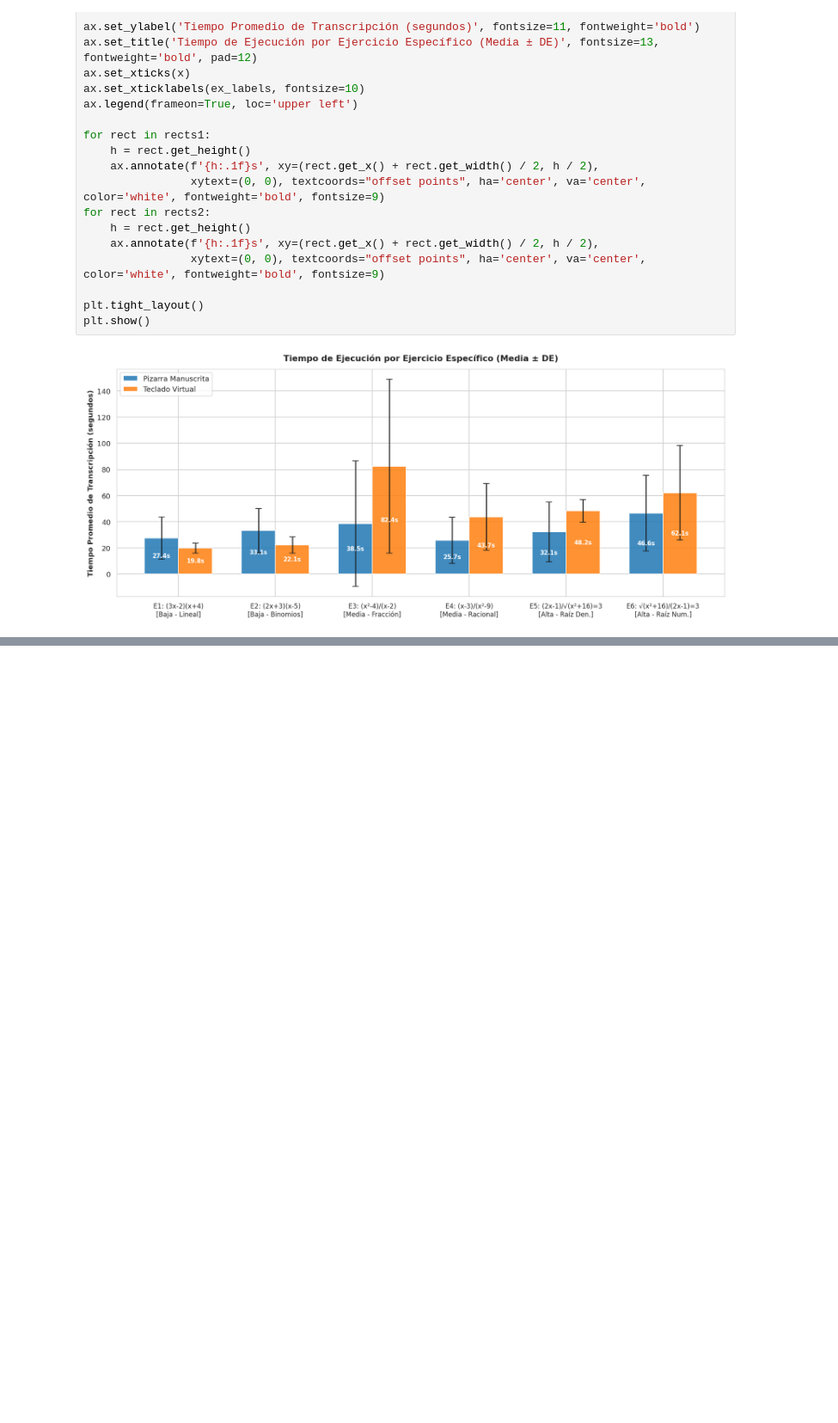
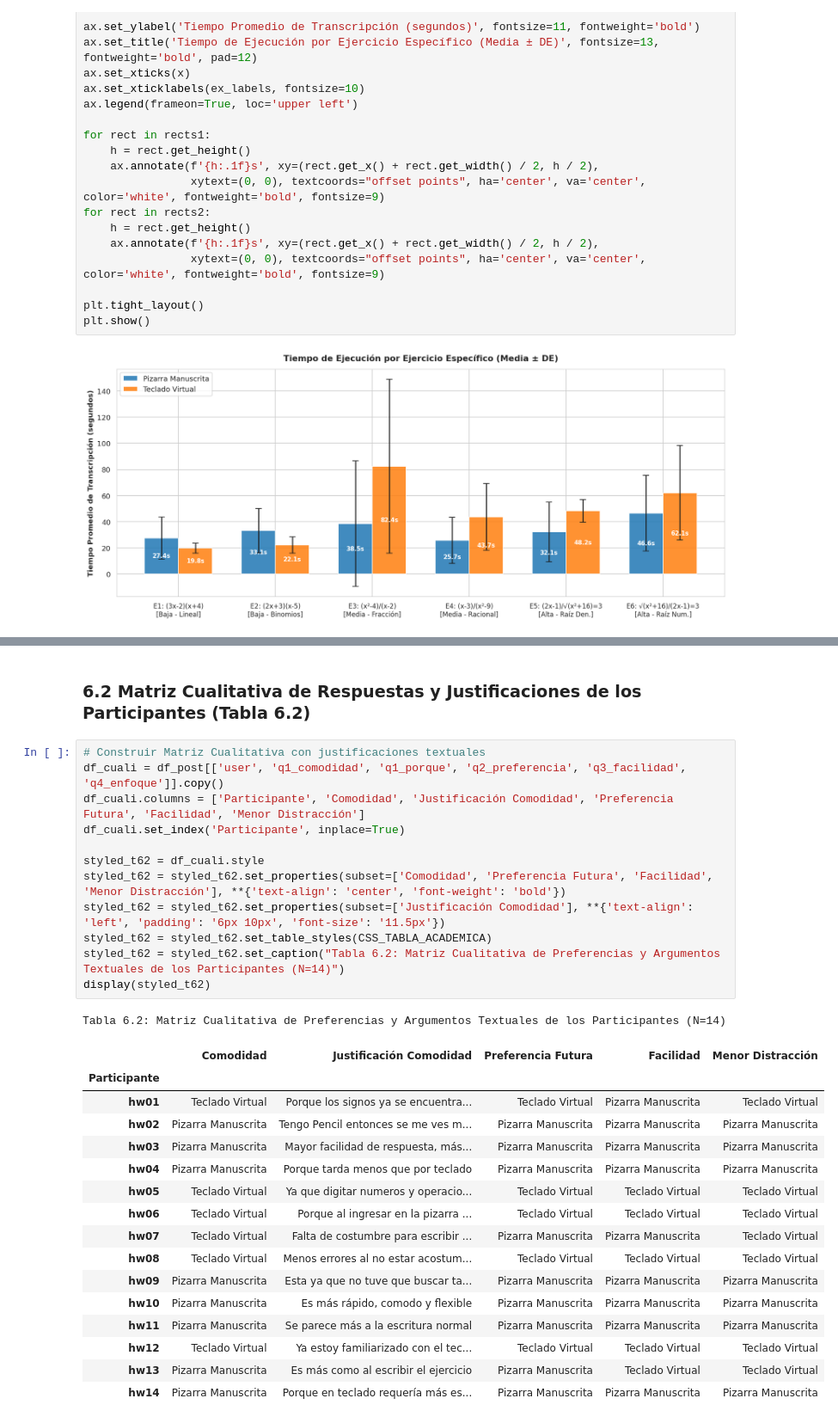
Before and after one commit to NyRoo12/analisis_datos_estudiantes, a Jupyter notebook: analisis_resultados_estudio.ipynb, the cells around one changed output, grey strips where cells are left out. Shown at 86% size. Drawn from its saved outputs; the diff is of its cells as text; blank space fills up the shorter version.

```diff
--- a/analisis_resultados_estudio.ipynb
+++ b/analisis_resultados_estudio.ipynb
@@ -1191,0 +1334,32 @@ El estudio experimental demuestra de forma rigurosa ($N=14$, contrastes pareados
+# %% [markdown]
+### 6.2 Matriz Cualitativa de Respuestas y Justificaciones de los Participantes (Tabla 6.2)
+# %%
+# Construir Matriz Cualitativa con justificaciones textuales
+df_cuali = df_post[['user', 'q1_comodidad', 'q1_porque', 'q2_preferencia', 'q3_facilidad', 'q4_enfoque']].copy()
+df_cuali.columns = ['Participante', 'Comodidad', 'Justificación Comodidad', 'Preferencia Futura', 'Facilidad', 'Menor Distracción']
+df_cuali.set_index('Participante', inplace=True)
+
+styled_t62 = df_cuali.style
+styled_t62 = styled_t62.set_properties(subset=['Comodidad', 'Preferencia Futura', 'Facilidad', 'Menor Distracción'], **{'text-align': 'center', 'font-weight': 'bold'})
+styled_t62 = styled_t62.set_properties(subset=['Justificación Comodidad'], **{'text-align': 'left', 'padding': '6px 10px', 'font-size': '11.5px'})
+styled_t62 = styled_t62.set_table_styles(CSS_TABLA_ACADEMICA)
+styled_t62 = styled_t62.set_caption("Tabla 6.2: Matriz Cualitativa de Preferencias y Argumentos Textuales de los Participantes (N=14)")
+display(styled_t62)
+# %% [output]
+Tabla 6.2: Matriz Cualitativa de Preferencias y Argumentos Textuales de los Participantes (N=14)
+|  | Comodidad | Justificación Comodidad | Preferencia Futura | Facilidad | Menor Distracción |
+| Participante |  |  |  |  |  |
+| hw01 | Teclado Virtual | Porque los signos ya se encuentra... | Teclado Virtual | Pizarra Manuscrita | Teclado Virtual |
+| hw02 | Pizarra Manuscrita | Tengo Pencil entonces se me ves m... | Pizarra Manuscrita | Pizarra Manuscrita | Pizarra Manuscrita |
+| hw03 | Pizarra Manuscrita | Mayor facilidad de respuesta, más... | Pizarra Manuscrita | Pizarra Manuscrita | Pizarra Manuscrita |
+| hw04 | Pizarra Manuscrita | Porque tarda menos que por teclado | Pizarra Manuscrita | Pizarra Manuscrita | Pizarra Manuscrita |
+| hw05 | Teclado Virtual | Ya que digitar numeros y operacio... | Teclado Virtual | Teclado Virtual | Teclado Virtual |
+| hw06 | Teclado Virtual | Porque al ingresar en la pizarra ... | Teclado Virtual | Teclado Virtual | Teclado Virtual |
+| hw07 | Teclado Virtual | Falta de costumbre para escribir ... | Pizarra Manuscrita | Pizarra Manuscrita | Teclado Virtual |
+| hw08 | Teclado Virtual | Menos errores al no estar acostum... | Teclado Virtual | Teclado Virtual | Teclado Virtual |
+| hw09 | Pizarra Manuscrita | Esta ya que no tuve que buscar ta... | Pizarra Manuscrita | Pizarra Manuscrita | Pizarra Manuscrita |
+| hw10 | Pizarra Manuscrita | Es más rápido, comodo y flexible | Pizarra Manuscrita | Pizarra Manuscrita | Pizarra Manuscrita |
+| hw11 | Pizarra Manuscrita | Se parece más a la escritura normal | Pizarra Manuscrita | Pizarra Manuscrita | Pizarra Manuscrita |
+| hw12 | Teclado Virtual | Ya estoy familiarizado con el tec... | Teclado Virtual | Teclado Virtual | Teclado Virtual |
+| hw13 | Pizarra Manuscrita | Es más como al escribir el ejercicio | Pizarra Manuscrita | Teclado Virtual | Teclado Virtual |
+| hw14 | Pizarra Manuscrita | Porque en teclado requería más es... | Pizarra Manuscrita | Pizarra Manuscrita | Pizarra Manuscrita |
```
Also changed, not shown: parts of 57 cells of this notebook, 2 other files.
